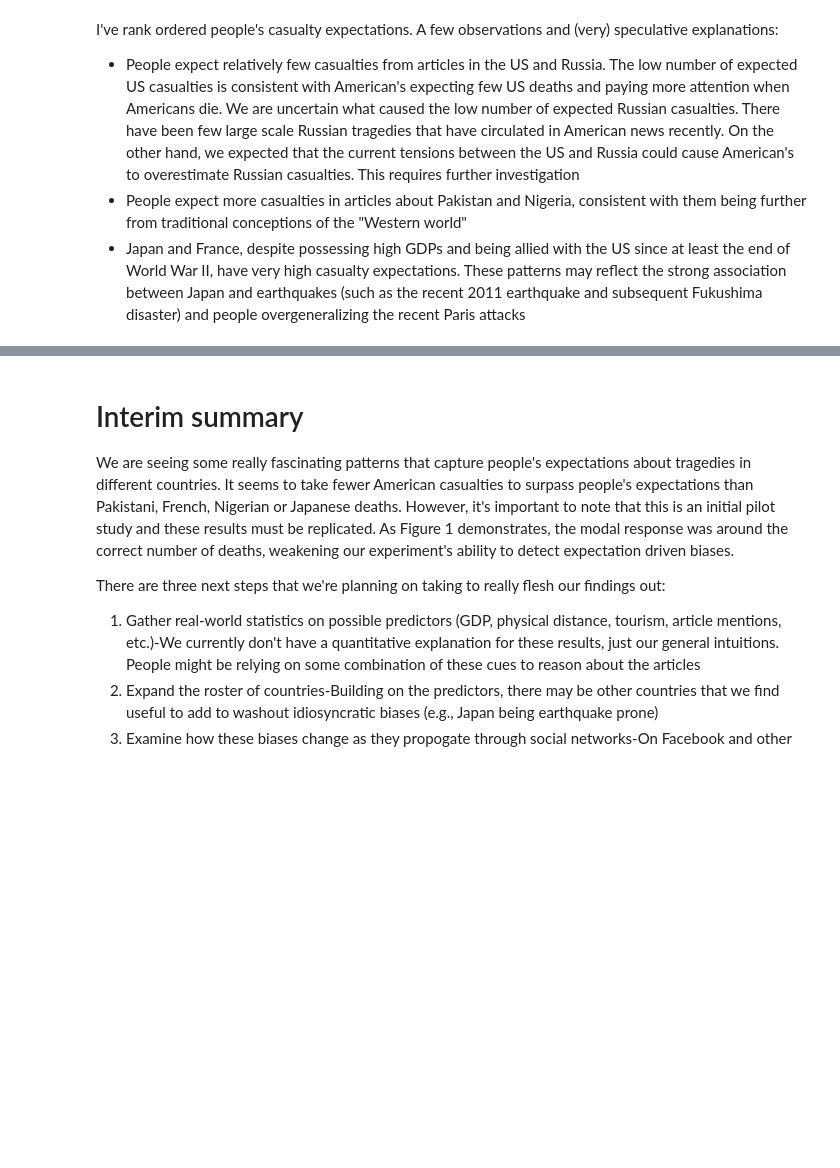
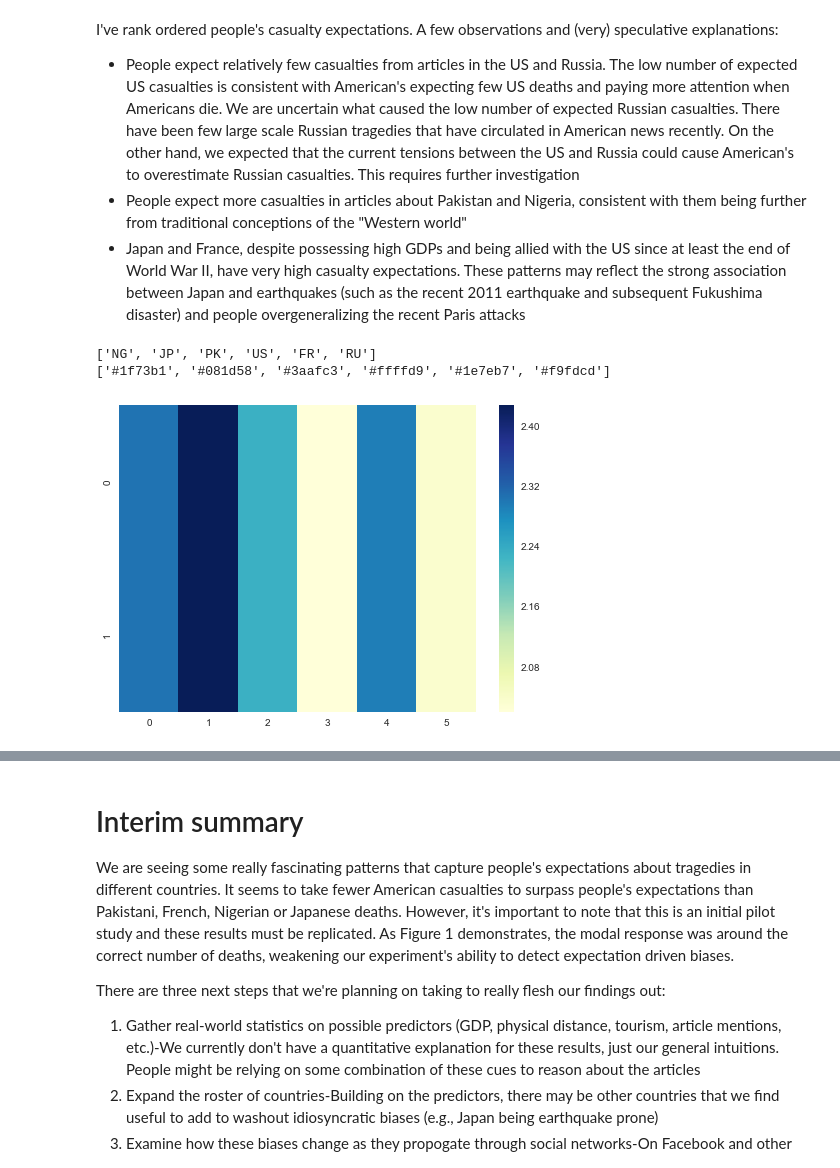
Before and after one commit to timflew/stereotype_news, a Jupyter notebook: pilot_survey_v1/Expected casualties by nationalities-Pilot 1.ipynb, the cells around one changed output, grey strips where cells are left out. Drawn from its saved outputs; the diff is of its cells as text; code cells hidden in the pictures; blank space fills up the shorter version.

```diff
--- a/pilot_survey_v1/Expected casualties by nationalities-Pilot 1.ipynb
+++ b/pilot_survey_v1/Expected casualties by nationalities-Pilot 1.ipynb
@@ -128,3 +133,18 @@ I've rank ordered people's casualty expectations. A few observations and (very)
 * People expect relatively few casualties from articles in the US and Russia. The low number of expected US casualties is consistent with American's expecting few US deaths and paying more attention when Americans die. We are uncertain what caused the low number of expected Russian casualties. There have been few large scale Russian tragedies that have circulated in American news recently. On the other hand, we expected that the current tensions between the US and Russia could cause American's to overestimate Russian casualties. This requires further investigation
 * People expect more casualties in articles about Pakistan and Nigeria, consistent with them being further from traditional conceptions of the "Western world"
 * Japan and France, despite possessing high GDPs and being allied with the US since at least the end of World War II, have very high casualty expectations. These patterns may reflect the strong association between Japan and earthquakes (such as the recent 2011 earthquake and subsequent Fukushima disaster) and people overgeneralizing the recent Paris attacks
+# %%
+c_hmap=sns.heatmap([country_log10_mean,country_log10_mean],cmap="YlGnBu")
+country_colors_rgb01=c_hmap.get_children()[0].get_facecolors()[0:6]
+
+def rgb_to_hex(rgb):
+    return '#%02x%02x%02x' % rgb
+
+country_colors_hex=[  rgb_to_hex(tuple([int(255*i2) for i2 in i[0:3]])) for i in country_colors_rgb01]
+country_codes = ['NG','JP','PK','US','FR','RU']
+print country_codes
+print country_colors_hex
+# %% [output]
+['NG', 'JP', 'PK', 'US', 'FR', 'RU']
+['#1f73b1', '#081d58', '#3aafc3', '#ffffd9', '#1e7eb7', '#f9fdcd']
+[figure, added]
```
Also changed, not shown: parts of 4 cells of this notebook, 24 other files.
